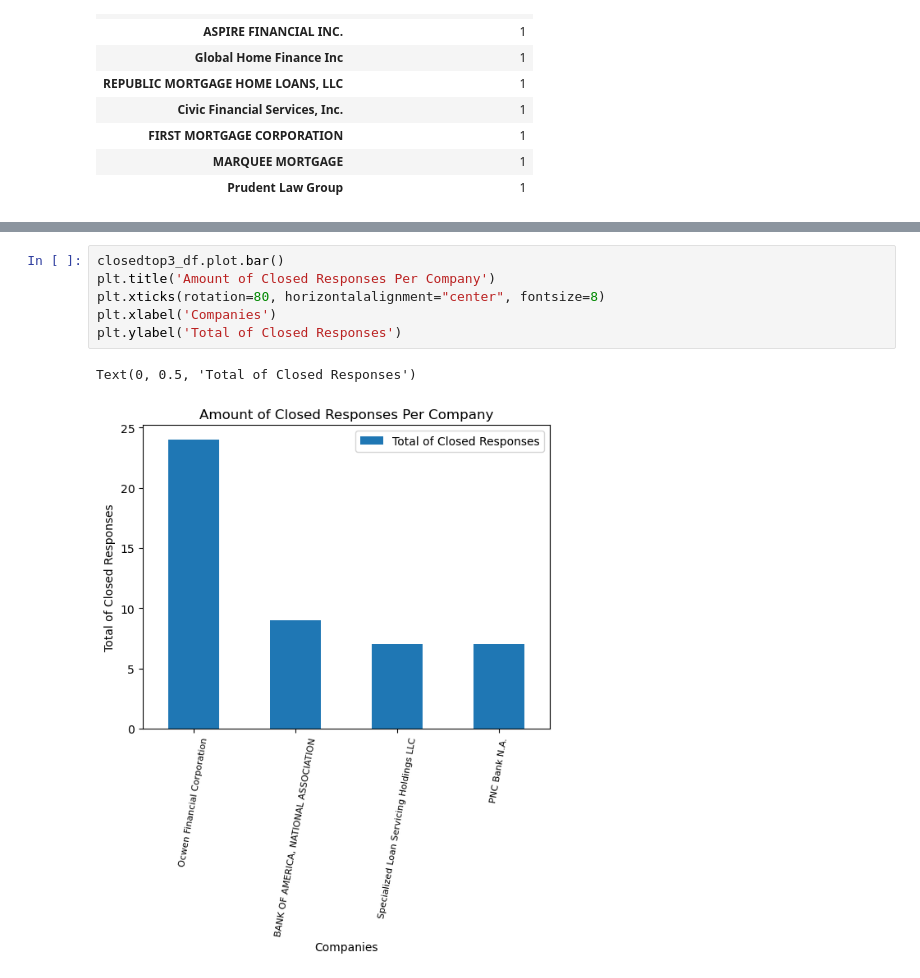
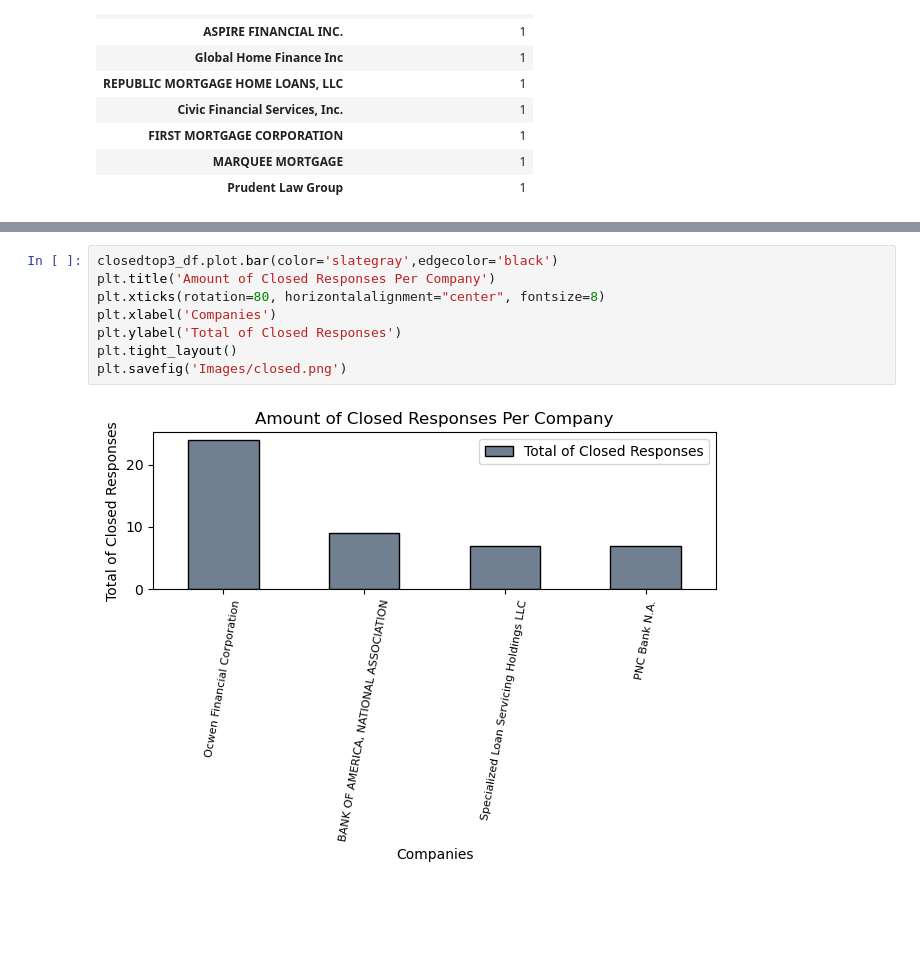
Before and after one commit to carlosvalenciano/Customer-Complaints, a Jupyter notebook: customercomplaints.ipynb, the cells around one changed output, grey strips where cells are left out. Cells and saved outputs as stored; diff of their text form; blank space fills up the shorter version.

```diff
--- a/customercomplaints.ipynb
+++ b/customercomplaints.ipynb
@@ -239,10 +241,11 @@ Text(0, 0.5, 'Total of With Relief Responses')
 # %%
-closedtop3_df.plot.bar()
+closedtop3_df.plot.bar(color='slategray',edgecolor='black')
 plt.title('Amount of Closed Responses Per Company')
 plt.xticks(rotation=80, horizontalalignment="center", fontsize=8)
 plt.xlabel('Companies')
 plt.ylabel('Total of Closed Responses')
+plt.tight_layout()
+plt.savefig('Images/closed.png')
 # %% [output]
-Text(0, 0.5, 'Total of Closed Responses')
-[figure, old version]
+[figure, new version]
 # %%
```
Also changed, not shown: parts of 6 cells of this notebook, 7 other files.
